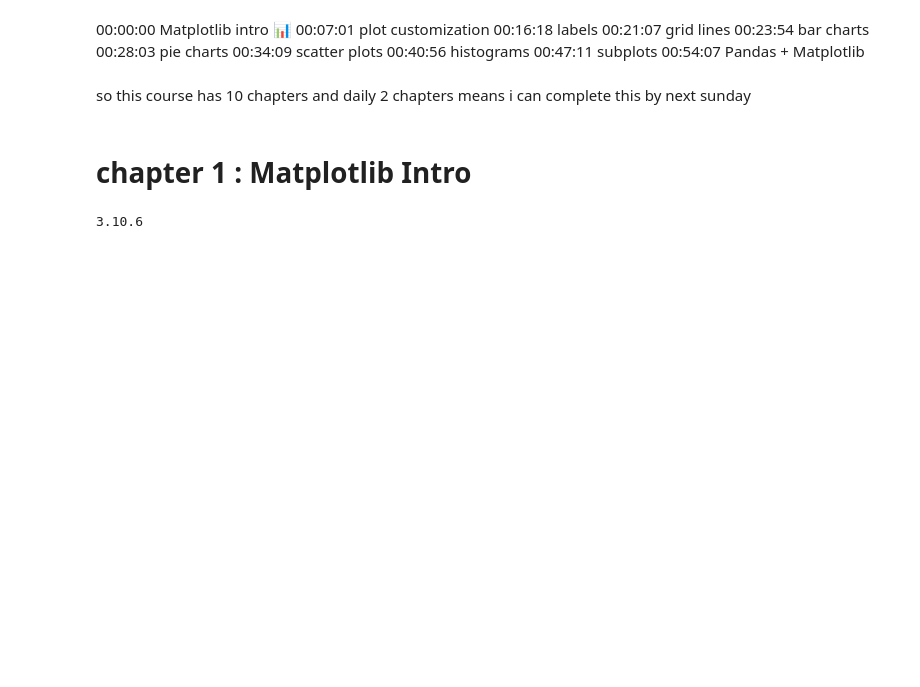
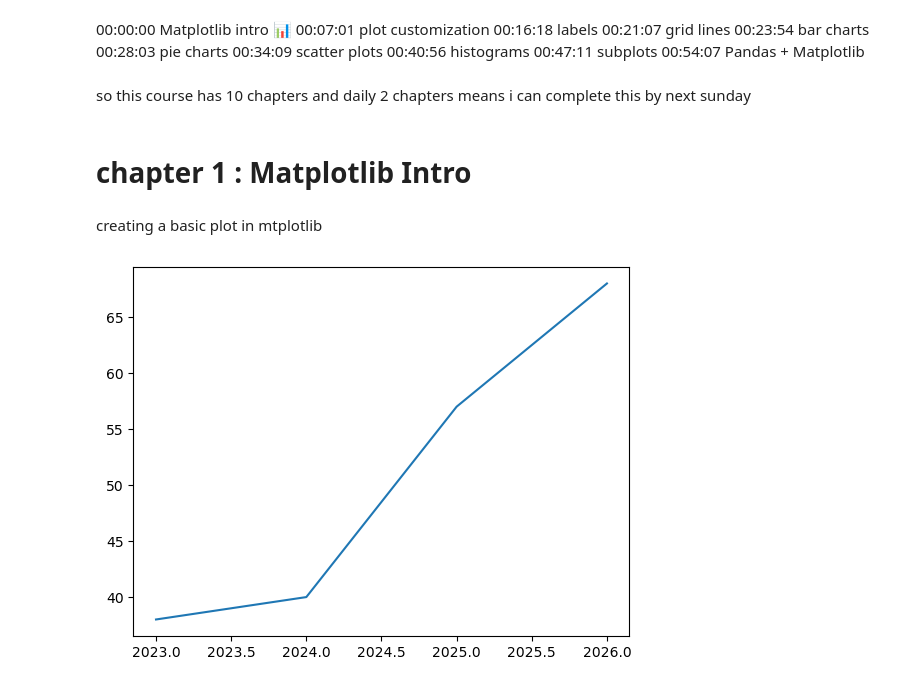
Before and after one commit to Himeshkar11/MATPLOTLIB, a Jupyter notebook: matplotlib.ipynb, the cells around one changed output. Cells and saved outputs as stored; diff of their text form; code cells hidden in the pictures; blank space fills up the shorter version.

Commit message:
matplotlib day2

```diff
--- a/matplotlib.ipynb
+++ b/matplotlib.ipynb
@@ -22,4 +23,12 @@ import matplotlib
 # %%
-print(matplotlib.__version__)
+# print(matplotlib.__version__)
-# %% [output]
-3.10.6
+# %% [markdown]
+ creating a basic plot in mtplotlib
+# %%
+# creating basic plot using python lists
+x = [2023,2024,2025,2026]
+y = [38,40,57,68]
+plt.plot(x,y)
+plt.show()
+# %% [output]
+[figure, added]
```
Also changed, not shown: parts of 36 cells of this notebook, 1 other file.
